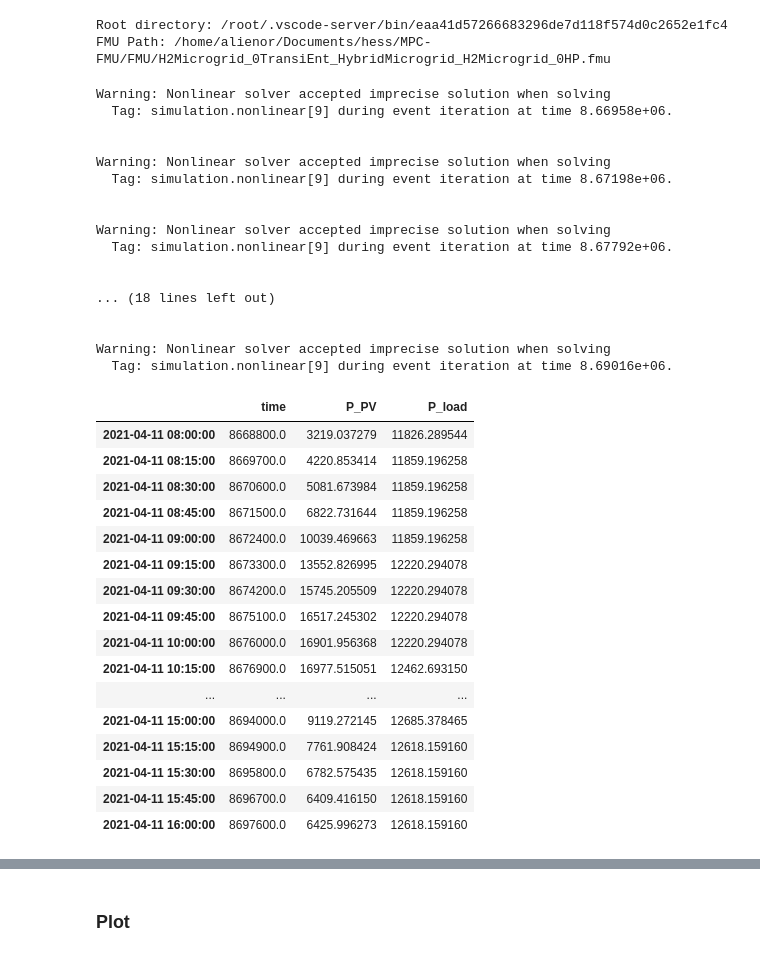
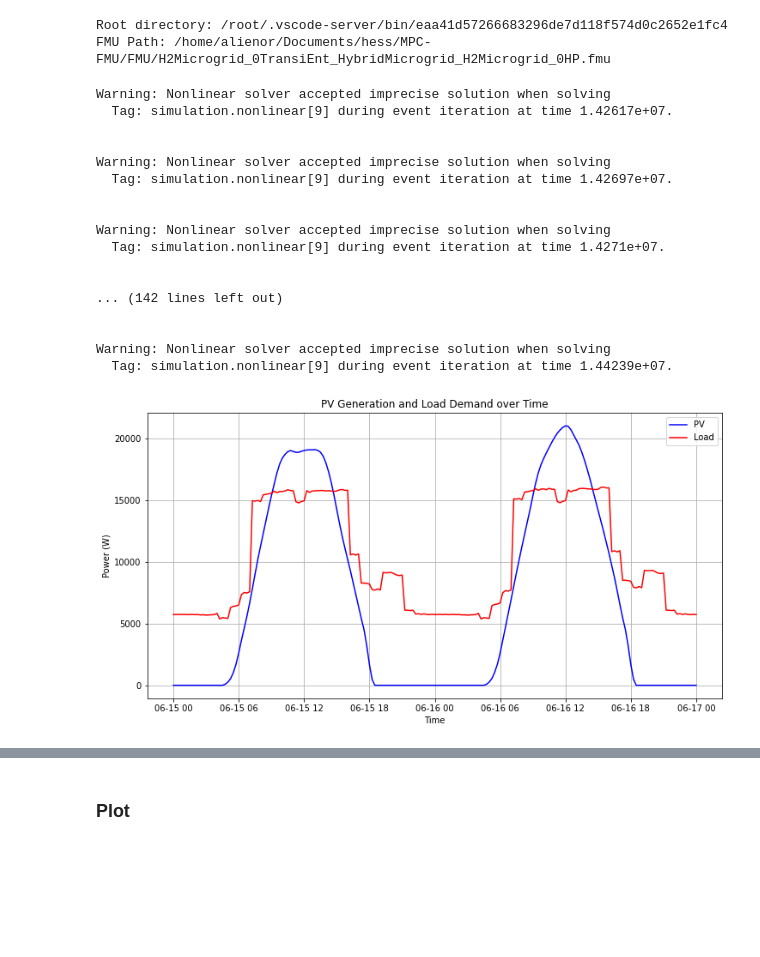
Before and after one commit to AlienorHamoir/hess, a Jupyter notebook: MPC-FMU/FMU/clean_open_fmu.ipynb, the cells around one changed output, grey strips where cells are left out. Saved outputs shown, nothing was run; the diff lists cells and outputs as text; code cells hidden in the pictures; blank space fills up the shorter version.

```diff
--- a/MPC-FMU/FMU/clean_open_fmu.ipynb
+++ b/MPC-FMU/FMU/clean_open_fmu.ipynb
@@ -378,24 +534,23 @@ class controller:
     def do_step(self, state):
         k = self.iteration
 
-        print("c_el before slicing:", self.c_el)
+        #print("c_el before slicing:", self.c_el)
 
         # Extract the relevant slice from the pv and load vectors
         c_el_slice = self.c_el[k:k + self.T]
         pv_slice = self.pv[k:k + self.T]
         load_slice = self.load[k:k + self.T]
 
-        print("c_el_slice:", c_el_slice)
+        #print("c_el_slice:", c_el_slice)
 
         # If we're at the end and slices are too short wrto initial time horizon, pad with 0
-        if len(pv_slice) < self.T:
+        if len(c_el_slice) < self.T:
             pv_slice = np.pad(pv_slice, (0, self.T - len(pv_slice)), 'constant', constant_values=0)
             load_slice = np.pad(load_slice, (0, self.T - len(load_slice)), 'constant', constant_values=0)
             c_el_slice = np.pad(c_el_slice, (0, self.T - len(c_el_slice)), 'constant', constant_values=0)
 
 
         # Controller logic using state, pv_slice, and load_slice
-        #action = control(state, pv_slice, load_slice) # replace control() by MPC() when MPC is ready
         action, observation = MPC(state, c_el_slice, pv_slice, load_slice, T, t_s)
 
         # Increment the iteration counter
@@ -405,18 +560,11 @@ class controller:
 
 
 
-# fmi_gym parameter initialization
-T = 2*60*60  # horizon time (at each iteration, optimization horizon - can be different than simulation duration
-t_s = 15*60  # Time step size in seconds: ts = 1h -> for not losing too much on transitions for HESS, ideally ts should be smaller or equal to tau_CLD
-N = int(T//t_s) # Number of ieration in 1 optimization
-
+# fmi_gym parameter initialization for the dry run
 parameter = {}
 
 parameter['seed'] = 1
 parameter['store_data'] = True
-# parameter['postprocessor'] = microgrid_postprocessor
-# parameter['preprocessor'] = microgrid_preprocessor
-
 
 # fmu parameter initialization
 dtype = np.float64
@@ -424,10 +572,9 @@ parameter['fmu_step_size'] = t_s
 parameter['fmu_path'] = os.path.join(root, '/home/alienor/Documents/hess/MPC-FMU/FMU/H2Microgrid_0TransiEnt_HybridMicrogrid_H2Microgrid_0HP.fmu') #/home/alienor is the way to access my folders via the container
 print(f"Root directory: {root}")
 print("FMU Path:", parameter['fmu_path'])
-
-parameter['fmu_start_time'] = 100*24*60*60 + 10*60*60
+parameter['fmu_start_time'] = 165*24*60*60 + 0*60*60
 parameter['fmu_warmup_time'] = 0*60*60
-parameter['fmu_final_time'] = 100*24*60*60 + 16*60*60
+parameter['fmu_final_time'] = 166*24*60*60 + 0*60*60 + T
 # if you need to overwrite used weather file in model. Same for load file.
 #parameter['fmu_param'] = {'weaDat.weather_file': '/home/alienor/Documents/hess/H2Microgrid_TransiEnt/Resources/weather/USA_CA_Los.Angeles.Intl.AP.722950_TMY3.mos'}
 
@@ -460,54 +612,49 @@ while not done:
 env.close()
 # %% [output]
 Warning: Nonlinear solver accepted imprecise solution when solving
-  Tag: simulation.nonlinear[9] during event iteration at time 8.66958e+06.
+  Tag: simulation.nonlinear[9] during event iteration at time 1.42617e+07.
 
 
 Warning: Nonlinear solver accepted imprecise solution when solving
-  Tag: simulation.nonlinear[9] during event iteration at time 8.67198e+06.
+  Tag: simulation.nonlinear[9] during event iteration at time 1.42697e+07.
 
 
 Warning: Nonlinear solver accepted imprecise solution when solving
-  Tag: simulation.nonlinear[9] during event iteration at time 8.67792e+06.
+  Tag: simulation.nonlinear[9] during event iteration at time 1.4271e+07.
 
 
-... (18 lines left out)
+... (142 lines left out)
 
 
 Warning: Nonlinear solver accepted imprecise solution when solving
-  Tag: simulation.nonlinear[9] during event iteration at time 8.69016e+06.
+  Tag: simulation.nonlinear[9] during event iteration at time 1.44239e+07.
 # %%
 # When timestep is a multiple of 1 hour
 dry.index = [pd.to_datetime('2021-01-01') + pd.DateOffset(seconds=ix) for ix in dry.index]
 # %%
 # When timestep is not a multiple of 1 hour
 # Reference time
 reference_time = pd.to_datetime('2021-01-01')
 
 # Convert Timestamps to seconds
 dry.index = (dry.index - reference_time).total_seconds().astype(int)
 
 # Generate the new index
 dry.index = [reference_time + pd.DateOffset(seconds=ix) for ix in dry.index]
+
+dry = dry[['time', 'P_PV', 'P_load']]
+
+#plot
+plt.figure(figsize=(12, 6))
+
+plt.plot(dry.index, dry['P_PV'], label='PV', color='blue')
+plt.plot(dry.index, dry['P_load'], label='Load', color='red')
+
+plt.title('PV Generation and Load Demand over Time')
+plt.xlabel('Time')
+plt.ylabel('Power (W)')
+plt.legend()
+plt.grid(True)
+plt.show()
+# %% [output]
+[figure, added]
-# %%
-dry = dry[['time', 'P_PV', 'P_load']]
-
-dry
-# %% [output]
-|  | time | P_PV | P_load |
-| 2021-04-11 08:00:00 | 8668800.0 | 3219.037279 | 11826.289544 |
-| 2021-04-11 08:15:00 | 8669700.0 | 4220.853414 | 11859.196258 |
-| 2021-04-11 08:30:00 | 8670600.0 | 5081.673984 | 11859.196258 |
-| 2021-04-11 08:45:00 | 8671500.0 | 6822.731644 | 11859.196258 |
-| 2021-04-11 09:00:00 | 8672400.0 | 10039.469663 | 11859.196258 |
-| 2021-04-11 09:15:00 | 8673300.0 | 13552.826995 | 12220.294078 |
-| 2021-04-11 09:30:00 | 8674200.0 | 15745.205509 | 12220.294078 |
-| 2021-04-11 09:45:00 | 8675100.0 | 16517.245302 | 12220.294078 |
-| 2021-04-11 10:00:00 | 8676000.0 | 16901.956368 | 12220.294078 |
-| 2021-04-11 10:15:00 | 8676900.0 | 16977.515051 | 12462.693150 |
-| ... | ... | ... | ... |
-| 2021-04-11 15:00:00 | 8694000.0 | 9119.272145 | 12685.378465 |
-| 2021-04-11 15:15:00 | 8694900.0 | 7761.908424 | 12618.159160 |
-| 2021-04-11 15:30:00 | 8695800.0 | 6782.575435 | 12618.159160 |
-| 2021-04-11 15:45:00 | 8696700.0 | 6409.416150 | 12618.159160 |
-| 2021-04-11 16:00:00 | 8697600.0 | 6425.996273 | 12618.159160 |
```
Also changed, not shown: parts of 23 cells of this notebook, 26 other files.
